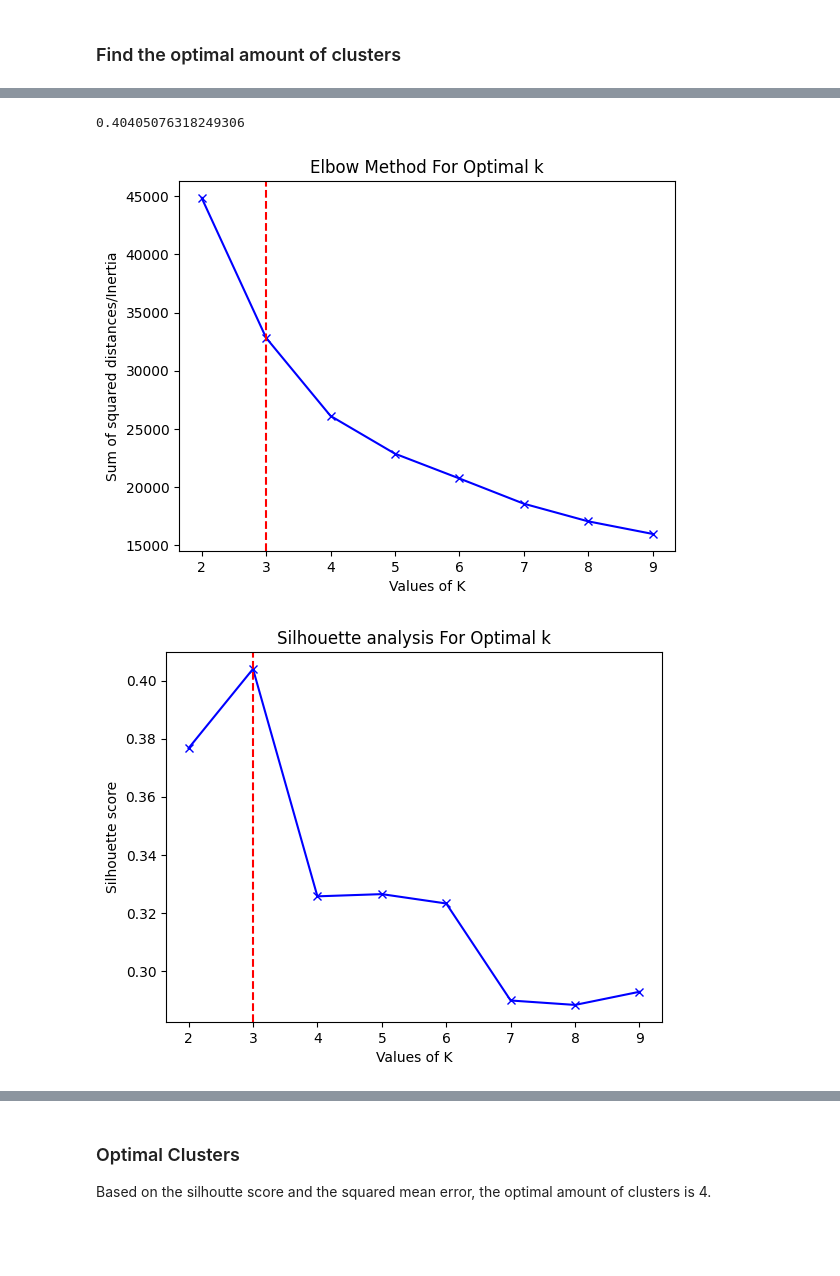
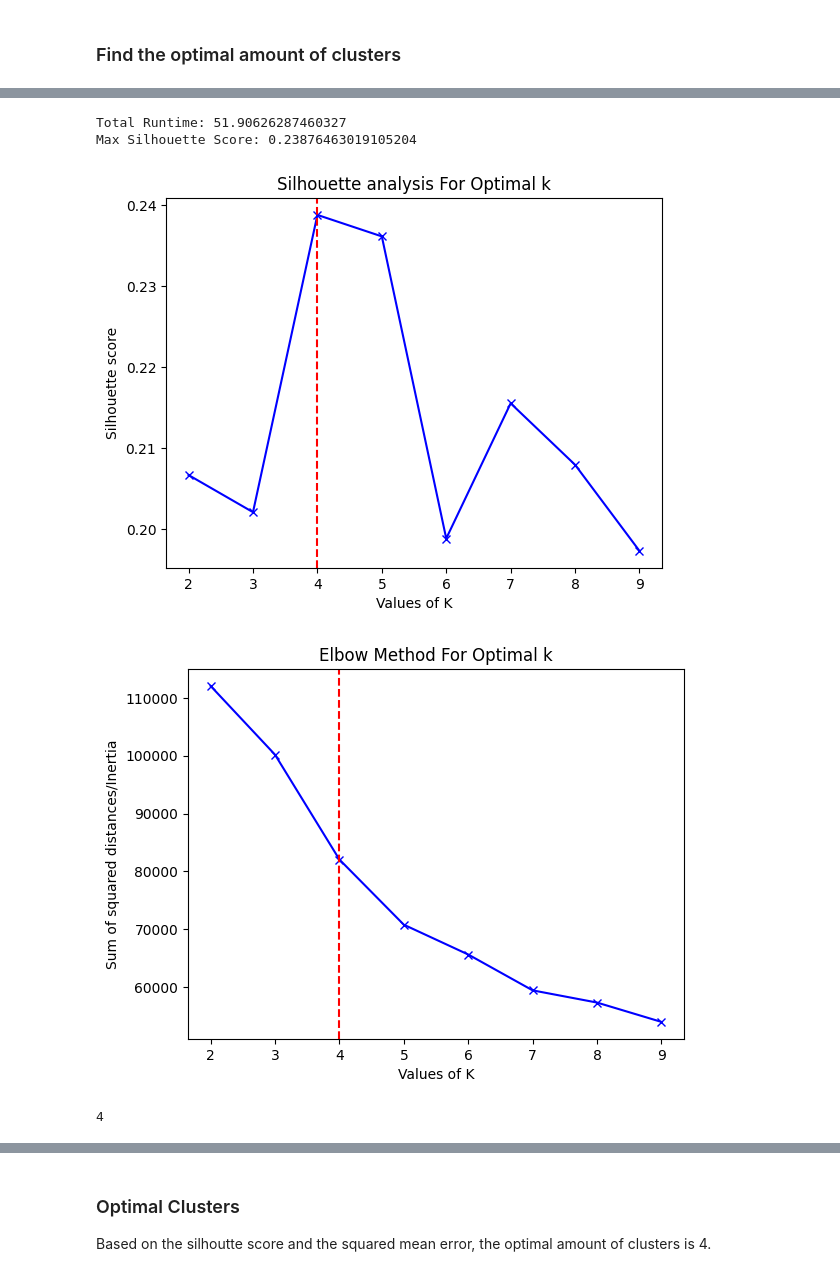
Before and after one commit to chrismca13/CFB_draft_propensity, a Jupyter notebook: notebooks/UnsupervisedLearning/KMeans.ipynb, the cells around one changed output, grey strips where cells are left out. Drawn from its saved outputs; the diff is of its cells as text; code cells hidden in the pictures; blank space fills up the shorter version.

```diff
--- a/notebooks/UnsupervisedLearning/KMeans.ipynb
+++ b/notebooks/UnsupervisedLearning/KMeans.ipynb
@@ -97,26 +77,0 @@ Wall time: 50.6 s
-# %%
-# Silhouette Score
-max_index = silhouette_avg.index(max(silhouette_avg))
-max_num_clusters = max_index+2
-print(max(silhouette_avg))
-# %% [output]
-0.40405076318249306
-# %%
-# Elbow method
-plt.plot(K,Sum_of_squared_distances,'bx-')
-plt.xlabel('Values of K')
-plt.ylabel('Sum of squared distances/Inertia')
-plt.axvline(x=max_num_clusters, color='red', linestyle='--', label='Optimal K')
-plt.title('Elbow Method For Optimal k')
-plt.show()
-# %% [output]
-[figure, removed]
-# %%
-plt.plot(K,silhouette_avg,'bx-')
-plt.xlabel('Values of K')
-plt.ylabel('Silhouette score')
-plt.axvline(x=max_num_clusters, color='red', linestyle='--', label='Optimal K')
-plt.title('Silhouette analysis For Optimal k')
-plt.show()
-# %% [output]
-[figure, removed]
@@ -124,0 +124,11 @@ plt.show()
+# %%
+max_num_clusters = find_optimal_amount_of_clusters(K = range(2,10), X_scaled=X_scaled, verbose=True)
+# %% [output]
+Total Runtime: 51.90626287460327
+Max Silhouette Score: 0.23876463019105204
+[figure, added]
+[figure, added]
+# %%
+print(max_num_clusters)
+# %% [output]
+4
```
Also changed, not shown: parts of 25 cells of this notebook, 1 other file.
